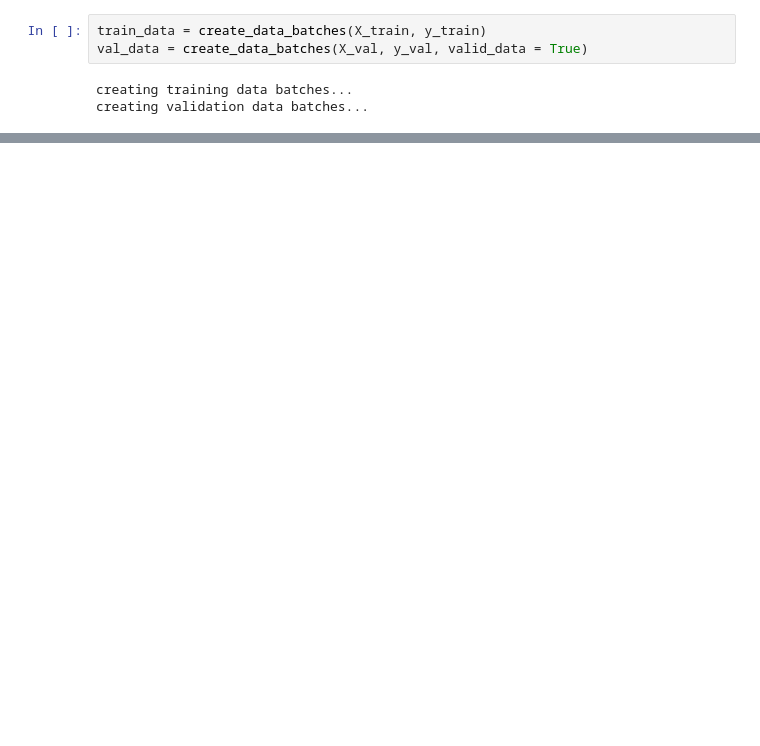
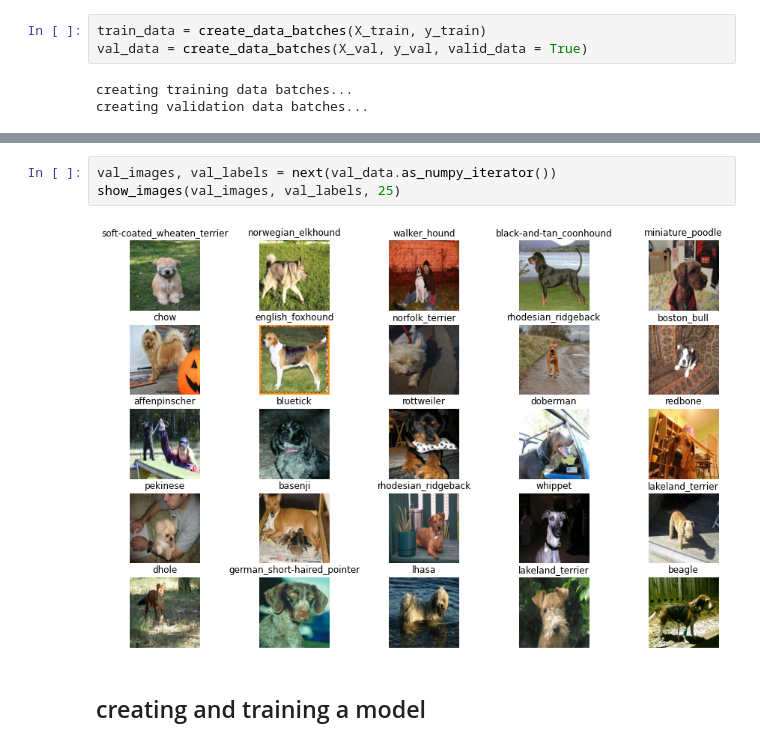
Before and after one commit to cecxli/dog_vision, a Jupyter notebook: dog_vision.ipynb, the cells around one changed output, grey strips where cells are left out. Drawn from its saved outputs; the diff is of its cells as text; blank space fills up the shorter version.

```diff
--- a/dog_vision.ipynb
+++ b/dog_vision.ipynb
@@ -196,0 +223,7 @@ creating validation data batches...
+# %%
+val_images, val_labels = next(val_data.as_numpy_iterator())
+show_images(val_images, val_labels, 25)
+# %% [output]
+[figure, added]
+# %% [markdown]
+## creating and training a model
```
Also changed, not shown: parts of 11 cells of this notebook.
